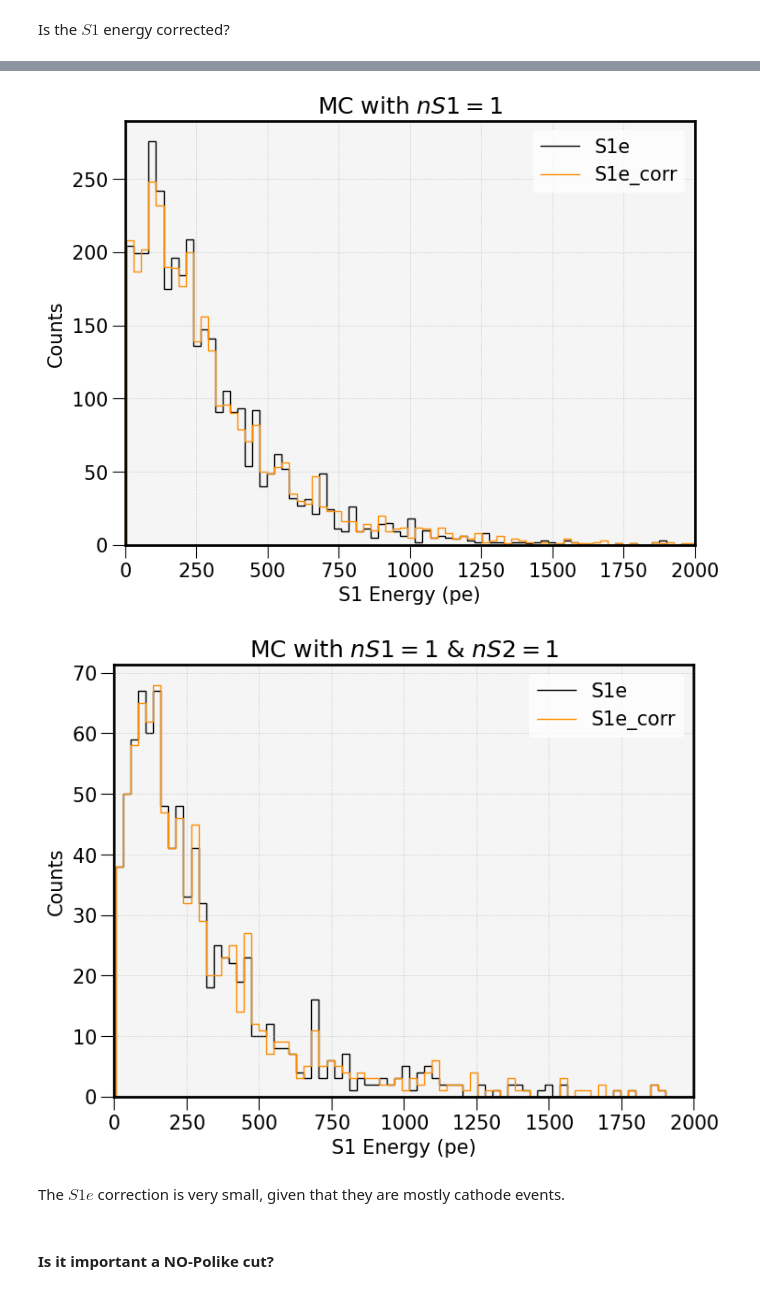
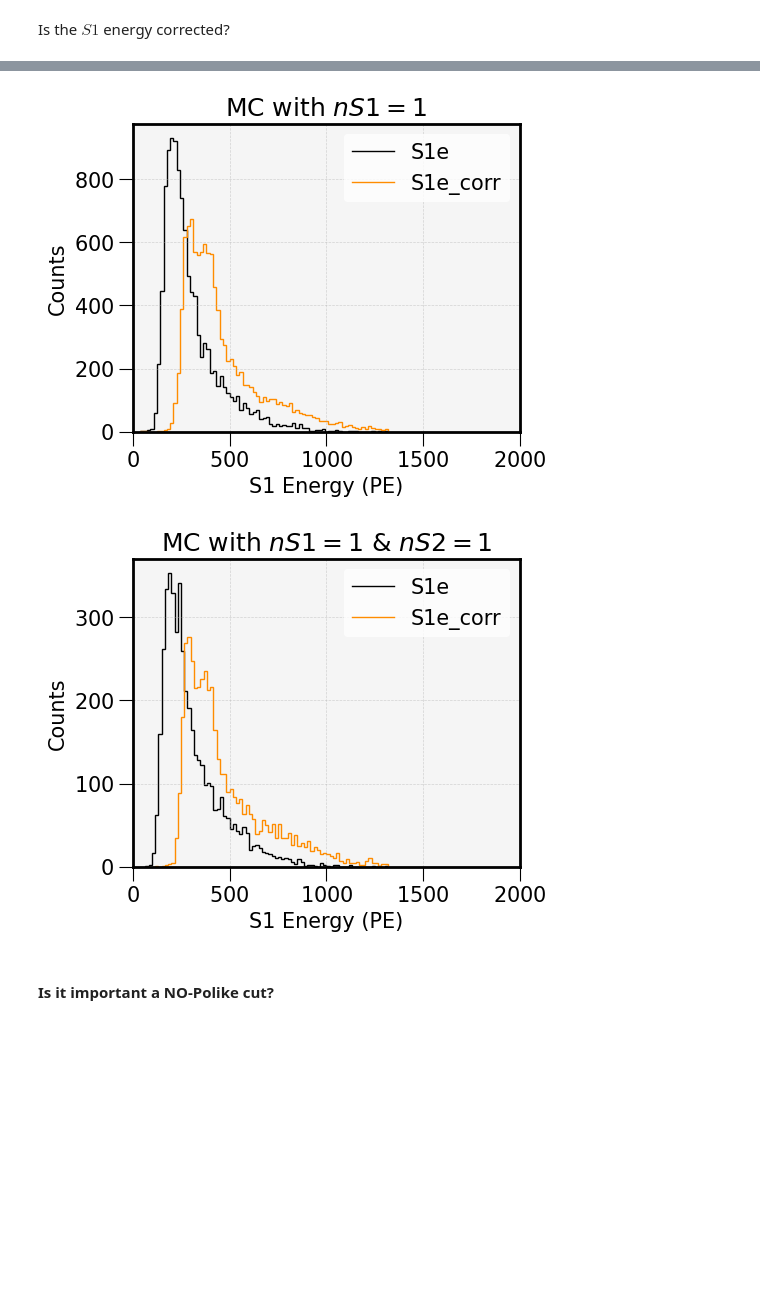
Before and after one commit to camacortespar/next-analysis, a Jupyter notebook: NEXT-100/Rn_analysis/02_Bi_MC.ipynb, the cells around one changed output, grey strips where cells are left out. Drawn from its saved outputs; the diff is of its cells as text; code cells hidden in the pictures; blank space fills up the shorter version.

```diff
--- a/NEXT-100/Rn_analysis/02_Bi_MC.ipynb
+++ b/NEXT-100/Rn_analysis/02_Bi_MC.ipynb
@@ -46,13 +49,15 @@ PRELIM_LOGO = np.asarray(Image.open('/lhome/ific/c/ccortesp/Analysis/images/next
 ## Preliminary
 # %%
 # ----- Type of Analysis ----- #
-ANALYSIS_TYPE = 'Cathode'                       # Options: 'All', 'Cathode'
+ANALYSIS_TYPE = 'All'                       # Options: 'All', 'Cathode'
 DATE = datetime.now().strftime('%d%m%Y')        # Current Date
 # DATE = '23092025'                             # Specific Date
 
-# Exposure
-RUN_TIME_ALL     = 315360000    # Simulated exposure (10 years) in [s]
-RUN_TIME_CATHODE = 315360       # Simulated exposure (0.01 year) in [s]
+# Selected MC dictionary
+if ANALYSIS_TYPE == 'All':
+    RUN_TIME = 315360000    # Simulated exposure (10 years) in [s]
+elif ANALYSIS_TYPE == 'Cathode':
+    RUN_TIME = 315360       # Simulated exposure (0.01 year) in [s]
 # %%
 # --------------------------------------------
 # 1. MC DIRECTORIES, PATHS, KEYS AND FILENAMES
@@ -152,13 +162,13 @@ for h5_path in MC_PATHS[:50]:
 
     try:
         # ----- Dorothea ----- #
-        dst_df = pd.read_hdf(h5_path, key=dorothea)
+        dst_df = pd.read_hdf(h5_path, key=DORO_KEY)
         # dst_df = dst_df.loc[:, doro_columns]          # Activate this when you are completely sure!
         doro_counter += dst_df['event'].nunique()
         run_dst.append(dst_df)
 
         # ----- Sophronia ----- #
-        reco_df = pd.read_hdf(h5_path, key=sophronia)
+        reco_df = pd.read_hdf(h5_path, key=SOPH_KEY)
         # reco_df = reco_df.loc[:, soph_columns]
         soph_counter += reco_df['event'].nunique()
         run_reco.append(reco_df)
@@ -345,32 +342,30 @@ data_S1_S2 = crudo.correct_S1e(data_S1_S2, CV_FIT, DT_STOP, output_column='S1e_c
 Is the $S1$ energy corrected?
 # %%
 # Global
-n_bins = 100
+n_bins = 50
 E1_max = 3e3; Z_max = pt.N100_hei
 
 # Variables
-E1 = data_S1['S1e']
-Z  = data_S1['Z']
+E1 = data_S1_S2['S1e_corr']
+Z  = data_S1_S2['Z']
 
 # Binning
 E1_bins = np.linspace(E1.min(), E1.max(), n_bins)
-Z_bins = np.linspace(0, Z_max, n_bins)
+Z_bins  = np.linspace(0, Z_max, n_bins)
 
 # 2D histogram
 S1e_Z_map, ex, ey = np.histogram2d(Z, E1, bins=n_bins)
 S1e_Z_map         = np.ma.masked_where(S1e_Z_map==0, S1e_Z_map)     # Zero values masked
 
-# ----- Plotting ----- #
-plt.figure(figsize=(8, 6))
+# Plotting
+plt.figure(figsize=(5, 4))
 plt.pcolormesh(ex, ey, S1e_Z_map.T, cmap=pt.custom_hsv, shading='auto')
 
-# ----- Styling ----- #
-# cbar = plt.colorbar(label='Counts', shrink=0.75)
-# cbar.formatter.set_powerlimits((-3, -3))
+# Sytling
+cbar = plt.colorbar(label='Counts', shrink=0.75)
 plt.xlabel('Z (mm)')
-plt.ylabel('S1 Energy (pe)')
-plt.title(r'MC with $nS1 = 1$')
-
+plt.ylabel('S1 Energy (PE)')
+plt.title(r'MC with $nS1 = 1$ and $nS2 = 1$')
 plt.gca().set_facecolor("whitesmoke")
 plt.show()
 # %% [output]
@@ -378,41 +373,39 @@ plt.show()
 # %%
 # Global
-n_bins = 150
+n_bins = 75
 E1_max = 2e3
 titles = [r'MC with $nS1 = 1$', r'MC with $nS1 = 1$ & $nS2 = 1$']
 
 for i, df in enumerate([data_S1, data_S1_S2]):
 
-    plt.figure(figsize=(8, 6))
+    plt.figure(figsize=(5, 4))
     plt.title(titles[i])
     _, E1_edges = np.histogram(df['S1e'], bins=n_bins)
 
     for j, col in enumerate(['S1e', 'S1e_corr']):
 
         # Variables
         E1 = df[col]
 
         # Histogram
         E1_counts, _ = np.histogram(E1, bins=E1_edges)
 
         # ----- Plotting ----- #
         plt.stairs(E1_counts, E1_edges, label=f'{col}',
                    fill=False, lw=1.0, ec=pt.hist_colors[j*2 % len(pt.hist_colors)])
 
     # Styling
-    plt.xlabel('S1 Energy (pe)')
+    plt.xlabel('S1 Energy (PE)')
     plt.xlim(0, E1_max)
     plt.ylabel('Counts')
     plt.legend()
 
-    plt.grid(True, ls='--', lw=0.5, alpha=0.5)
+    plt.grid(True)
     plt.gca().set_facecolor("whitesmoke")
     plt.show()
 # %% [output]
-[figure, old version]
+[figure, new version]
-[figure, old version]
+[figure, new version]
-# %% [markdown]
-The $S1e$ correction is very small, given that they are mostly cathode events.
 # %% [markdown]
 #### Is it important a NO-Polike cut?
 # %%
```
Also changed, not shown: parts of 70 cells of this notebook, 3 other files.
